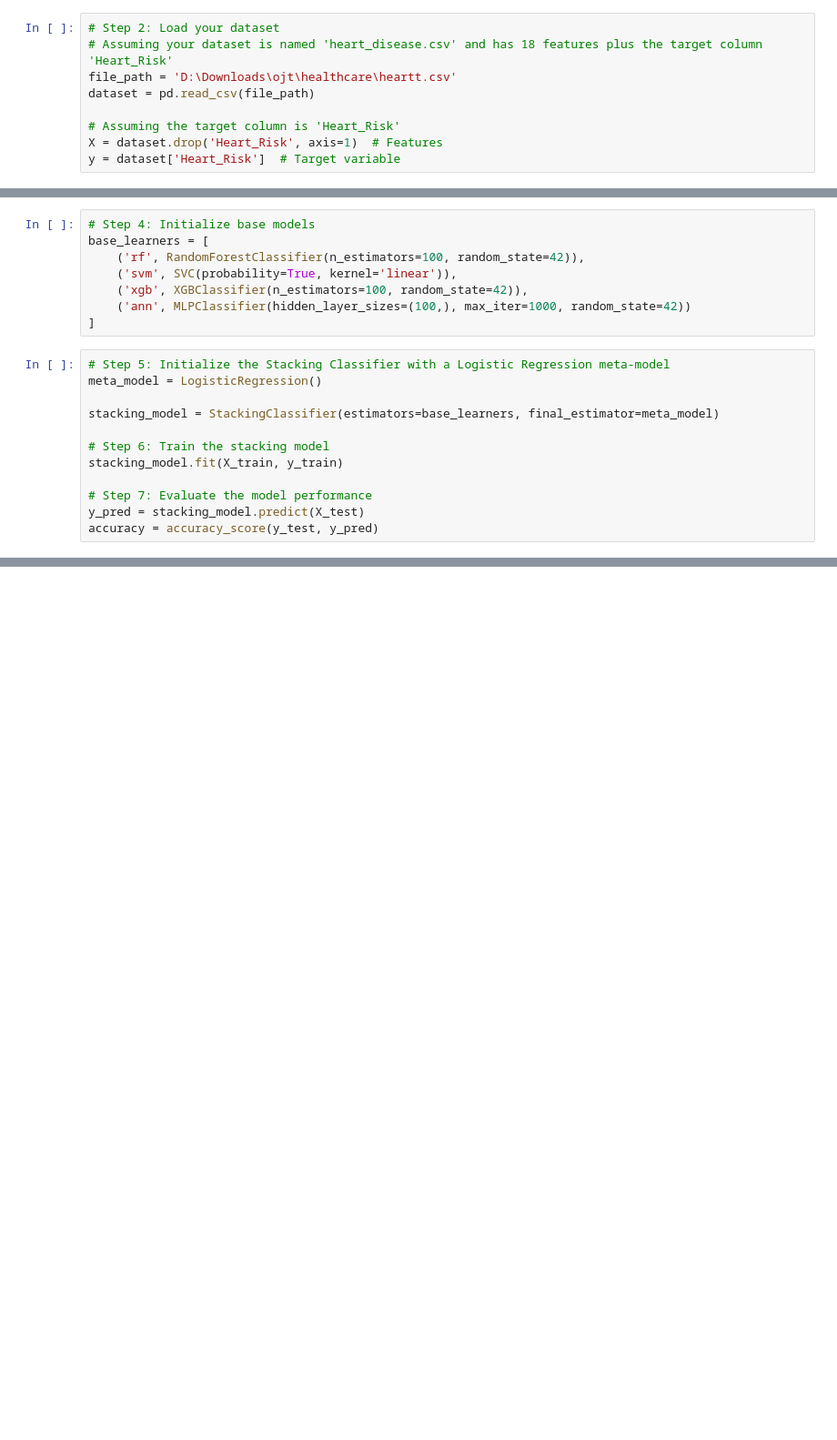
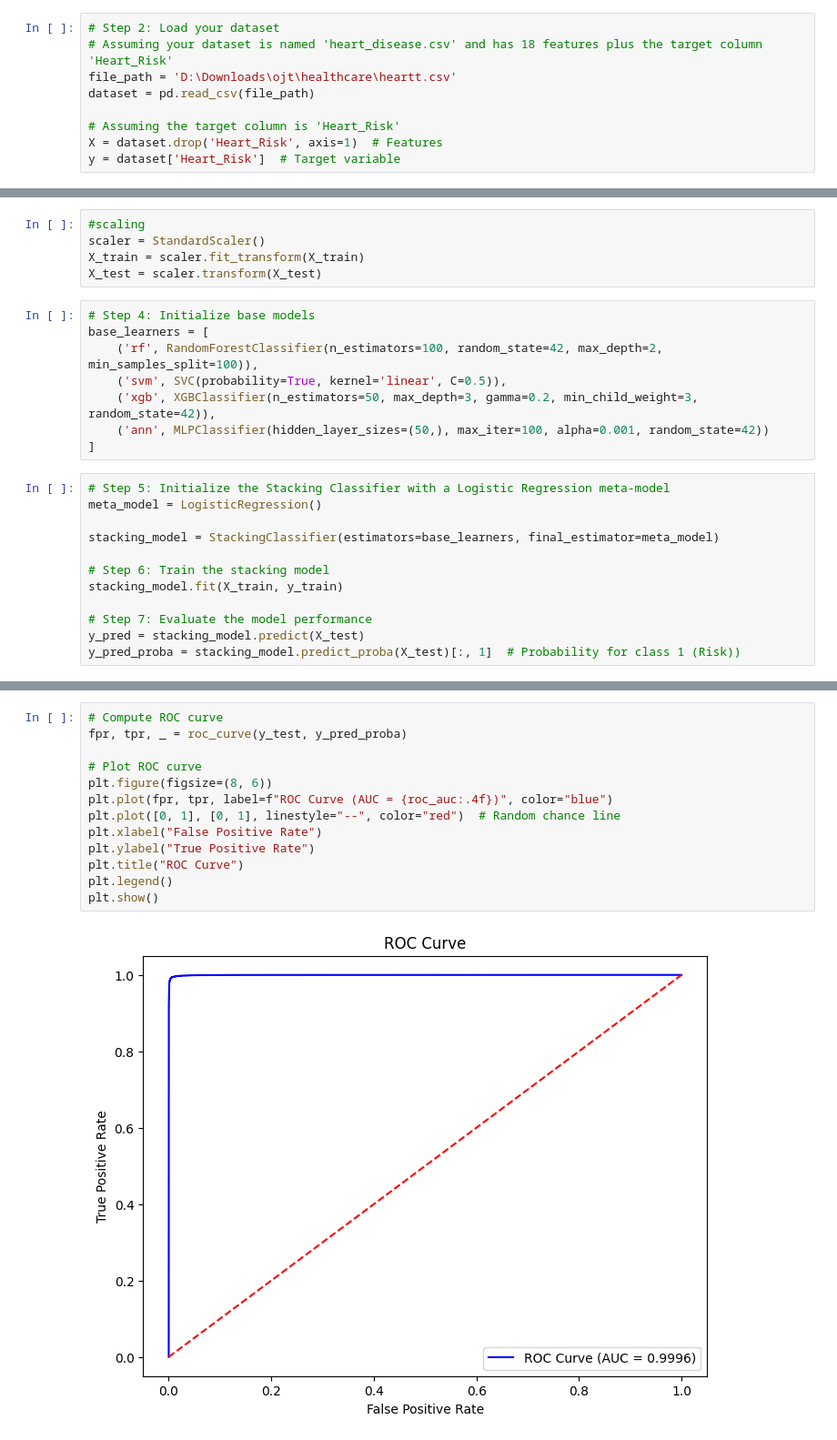
Before and after one commit to cinnamoncinn/heartdisease, a Jupyter notebook: Untitled-1.ipynb, the cells around one changed output, grey strips where cells are left out. Shown at 91% size. Saved outputs shown, nothing was run; the diff lists cells and outputs as text; blank space fills up the shorter version.

```diff
--- a/Untitled-1.ipynb
+++ b/Untitled-1.ipynb
@@ -24,11 +63,16 @@ y = dataset['Heart_Risk']  # Target variable
 X_train, X_test, y_train, y_test = train_test_split(X, y, test_size=0.3, random_state=42)
+# %%
+#scaling
+scaler = StandardScaler()
+X_train = scaler.fit_transform(X_train)
+X_test = scaler.transform(X_test)
 # %%
 # Step 4: Initialize base models
 base_learners = [
-    ('rf', RandomForestClassifier(n_estimators=100, random_state=42)),
-    ('svm', SVC(probability=True, kernel='linear')),
-    ('xgb', XGBClassifier(n_estimators=100, random_state=42)),
-    ('ann', MLPClassifier(hidden_layer_sizes=(100,), max_iter=1000, random_state=42))
+    ('rf', RandomForestClassifier(n_estimators=100, random_state=42, max_depth=2, min_samples_split=100)),
+    ('svm', SVC(probability=True, kernel='linear', C=0.5)),
+    ('xgb', XGBClassifier(n_estimators=50, max_depth=3, gamma=0.2, min_child_weight=3, random_state=42)),
+    ('ann', MLPClassifier(hidden_layer_sizes=(50,), max_iter=100, alpha=0.001, random_state=42))
 ]
 # %%
 # Step 5: Initialize the Stacking Classifier with a Logistic Regression meta-model
@@ -41,4 +85,4 @@ stacking_model.fit(X_train, y_train)
 
 # Step 7: Evaluate the model performance
 y_pred = stacking_model.predict(X_test)
-accuracy = accuracy_score(y_test, y_pred)
+y_pred_proba = stacking_model.predict_proba(X_test)[:, 1]  # Probability for class 1 (Risk))
@@ -48,0 +115,15 @@ Stacking Model Accuracy: 99.31%
+# %%
+# Compute ROC curve
+fpr, tpr, _ = roc_curve(y_test, y_pred_proba)
+
+# Plot ROC curve
+plt.figure(figsize=(8, 6))
+plt.plot(fpr, tpr, label=f"ROC Curve (AUC = {roc_auc:.4f})", color="blue")
+plt.plot([0, 1], [0, 1], linestyle="--", color="red")  # Random chance line
+plt.xlabel("False Positive Rate")
+plt.ylabel("True Positive Rate")
+plt.title("ROC Curve")
+plt.legend()
+plt.show()
+# %% [output]
+[figure, added]
```
Also changed, not shown: parts of 8 cells of this notebook.
